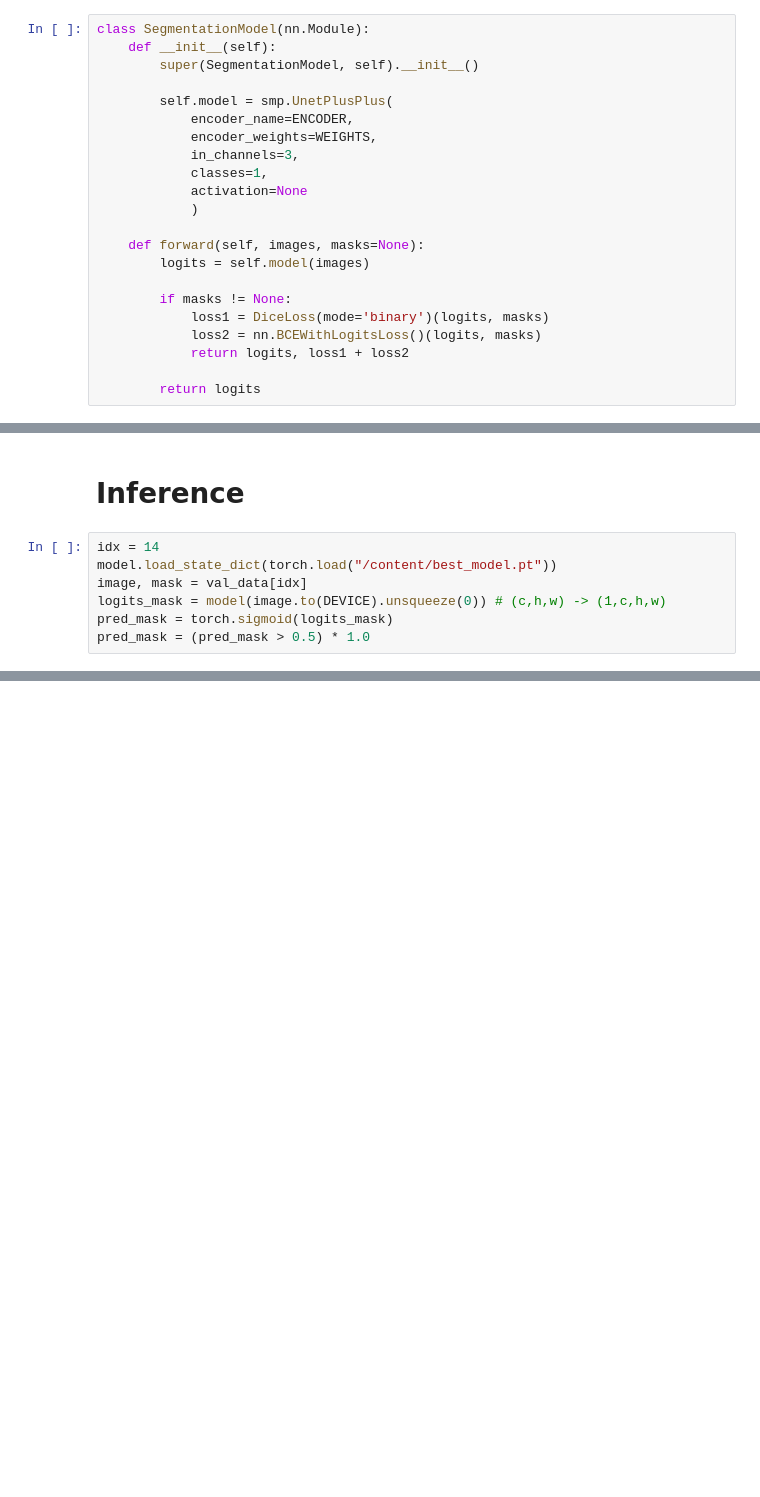
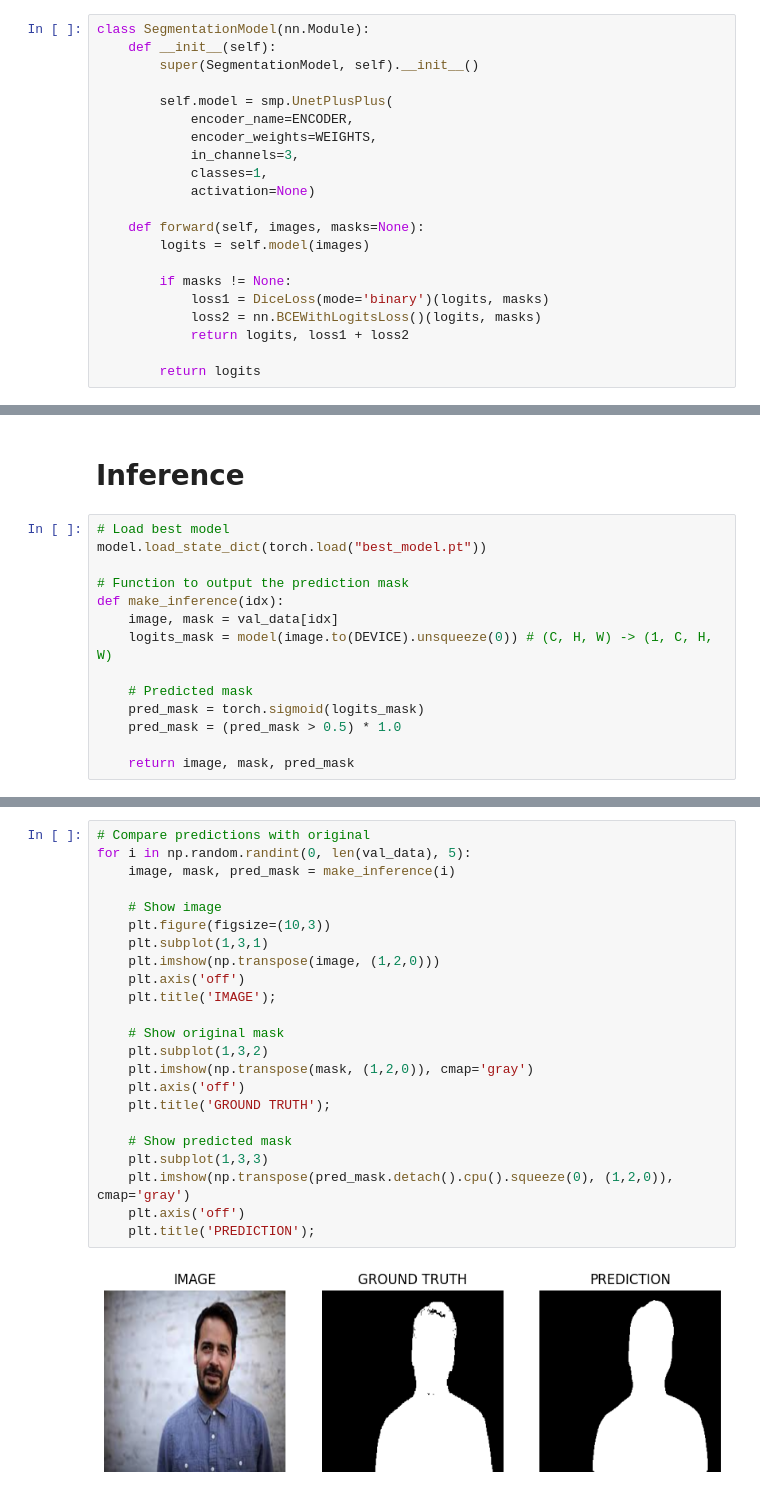
Before and after one commit to nikhil-1e9/Image-segmentation, a Jupyter notebook: PyTorch_ImageSegmentation.ipynb, the cells around one changed output, grey strips where cells are left out. Cells and saved outputs as stored; diff of their text form; blank space fills up the shorter version.

```diff
--- a/PyTorch_ImageSegmentation.ipynb
+++ b/PyTorch_ImageSegmentation.ipynb
@@ -252,8 +310,7 @@ class SegmentationModel(nn.Module):
             encoder_weights=WEIGHTS,
             in_channels=3,
             classes=1,
-            activation=None
-            )
+            activation=None)
 
     def forward(self, images, masks=None):
         logits = self.model(images)
@@ -357,9 +409,16 @@ Epoch 12 Train Loss 0.16060590396324795 Val Loss 0.21787169761955738
 # %% [markdown]
 # Inference
 # %%
-idx = 14
-model.load_state_dict(torch.load("/content/best_model.pt"))
-image, mask = val_data[idx]
-logits_mask = model(image.to(DEVICE).unsqueeze(0)) # (c,h,w) -> (1,c,h,w)
-pred_mask = torch.sigmoid(logits_mask)
-pred_mask = (pred_mask > 0.5) * 1.0
+# Load best model
+model.load_state_dict(torch.load("best_model.pt"))
+
+# Function to output the prediction mask
+def make_inference(idx):
+    image, mask = val_data[idx]
+    logits_mask = model(image.to(DEVICE).unsqueeze(0)) # (C, H, W) -> (1, C, H, W)
+
+    # Predicted mask
+    pred_mask = torch.sigmoid(logits_mask)
+    pred_mask = (pred_mask > 0.5) * 1.0
+
+    return image, mask, pred_mask
@@ -376,0 +425,25 @@ helper.show_image(image, mask, pred_mask.detach().cpu().squeeze(0))
+# %%
+# Compare predictions with original
+for i in np.random.randint(0, len(val_data), 5):
+    image, mask, pred_mask = make_inference(i)
+
+    # Show image
+    plt.figure(figsize=(10,3))
+    plt.subplot(1,3,1)
+    plt.imshow(np.transpose(image, (1,2,0)))
+    plt.axis('off')
+    plt.title('IMAGE');
+
+    # Show original mask
+    plt.subplot(1,3,2)
+    plt.imshow(np.transpose(mask, (1,2,0)), cmap='gray')
+    plt.axis('off')
+    plt.title('GROUND TRUTH');
+
+    # Show predicted mask
+    plt.subplot(1,3,3)
+    plt.imshow(np.transpose(pred_mask.detach().cpu().squeeze(0), (1,2,0)), cmap='gray')
+    plt.axis('off')
+    plt.title('PREDICTION');
+# %% [output]
+[figure, added]
```
Also changed, not shown: parts of 55 cells of this notebook.
